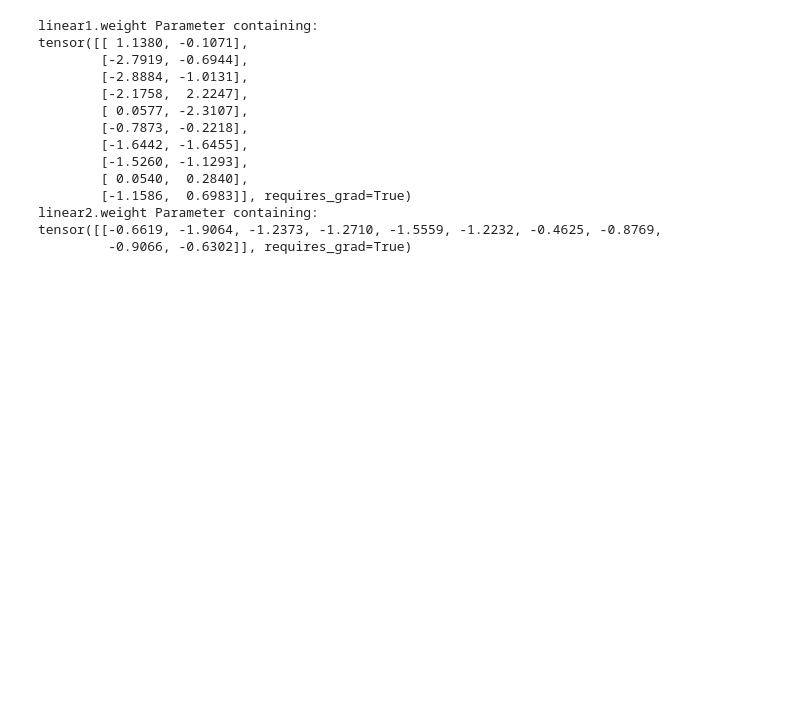
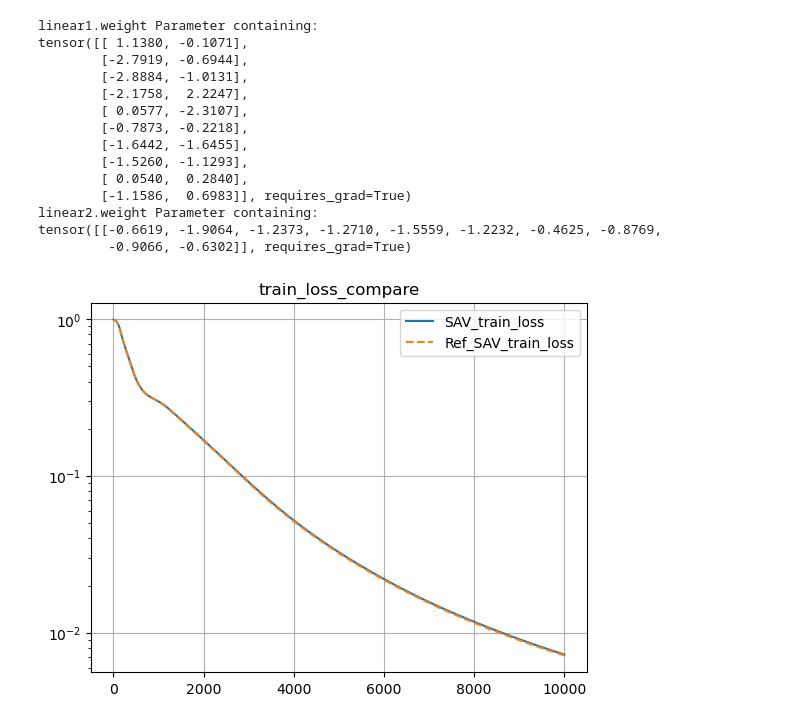
Before and after one commit to Phoenizard/SAV, a Jupyter notebook: draft.ipynb, the cells around one changed output. Cells and saved outputs as stored; diff of their text form; code cells hidden in the pictures; blank space fills up the shorter version.

```diff
--- a/draft.ipynb
+++ b/draft.ipynb
@@ -70,3 +70,34 @@ tensor([[ 1.1380, -0.1071],
 linear2.weight Parameter containing:
 tensor([[-0.6619, -1.9064, -1.2373, -1.2710, -1.5559, -1.2232, -0.4625, -0.8769,
          -0.9066, -0.6302]], requires_grad=True)
+# %%
+import matplotlib.pyplot as plt
+import json
+
+# 加载训练历史
+with open('save/SAV_D40_10000_lr02_1000_torch_PaperData_history.json', 'r') as f:
+    SAV_history_dict = json.load(f)
+
+with open('save/Ref_SAV_D40_10000_lr02_1000_torch_PaperData_history.json', 'r') as f:
+    Ref_SAV_history_dict = json.load(f)
+# %%
+# 每个json都有三个key，分别是train_loss,test_loss,relative_error
+my_train_loss = SAV_history_dict['train_loss']
+my_test_loss = SAV_history_dict['test_loss']
+my_relative_error = SAV_history_dict['relative_error']
+ref_train_loss = Ref_SAV_history_dict['train_loss']
+ref_test_loss = Ref_SAV_history_dict['test_loss']
+ref_relative_error = Ref_SAV_history_dict['relative_error']
+# %%
+# 绘制三个图
+plt.figure()
+plt.title('train_loss_compare')
+plt.plot(my_train_loss, label='SAV_train_loss')
+# 虚线
+plt.plot(ref_train_loss, label='Ref_SAV_train_loss', linestyle='--')
+plt.yscale('log')
+plt.grid()
+plt.legend()
+plt.show()
+# %% [output]
+[figure, added]
```
Also changed, not shown: parts of 2 cells of this notebook, 15 other files.
